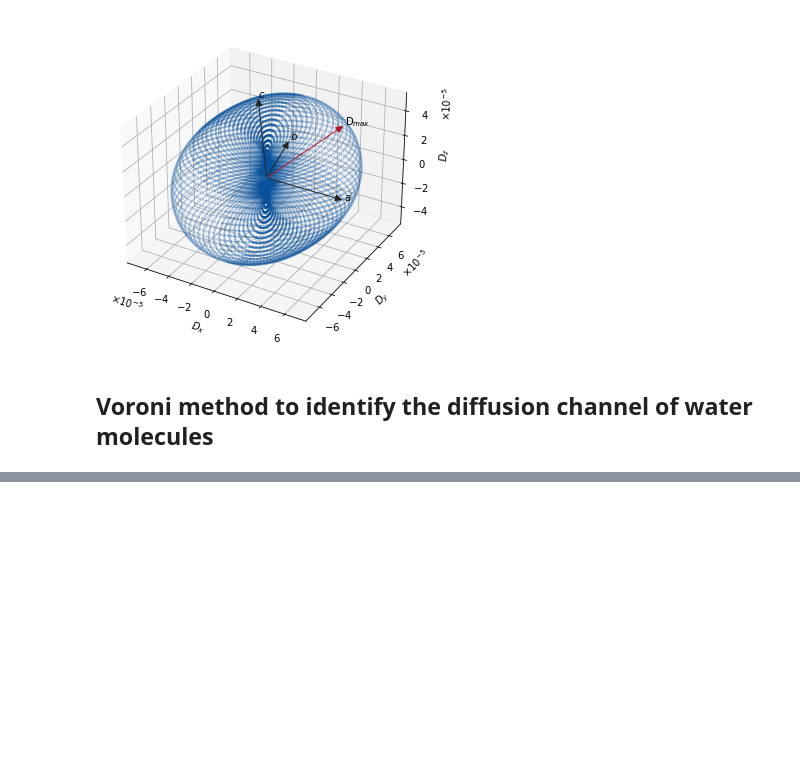
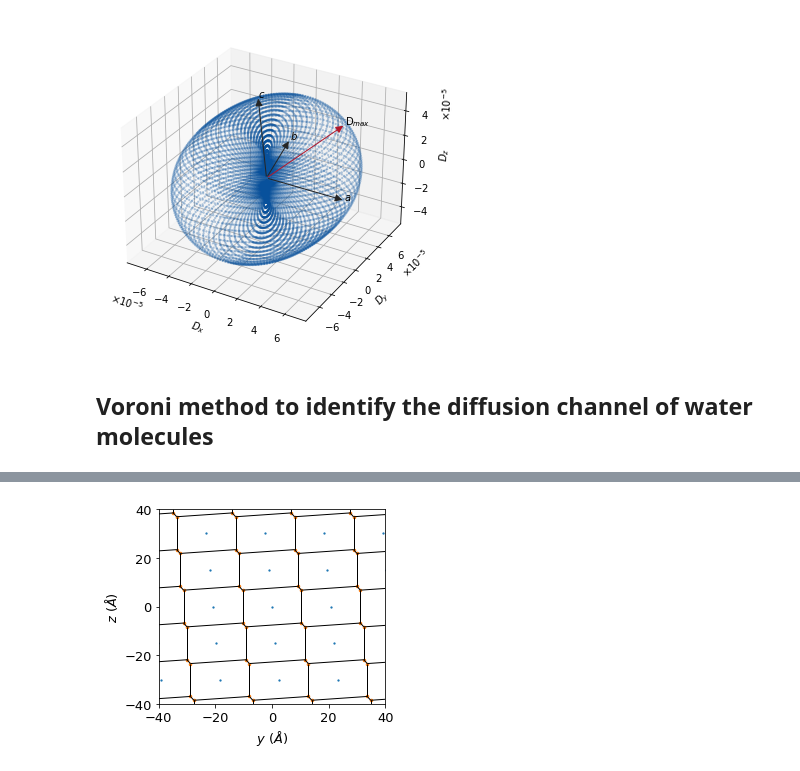
Before and after one commit to Lei-Lei-alpha/FishMol, a Jupyter notebook: docs/diff_aniso.ipynb, the cells around one changed output, grey strips where cells are left out. Drawn from its saved outputs; the diff is of its cells as text; code cells hidden in the pictures; blank space fills up the shorter version.

```diff
--- a/docs/diff_aniso.ipynb
+++ b/docs/diff_aniso.ipynb
@@ -103,0 +108,21 @@ plt.show()
+# %%
+points = np.asarray([
+    (0, -3, -2), (0, -3, -1), (0, -3, 0), (0, -3, 1), (0, -3, 2), (0, -3, 3),
+    (0, -2, -3), (0, -2, -2), (0, -2, -1), (0, -2, 0), (0, -2, 1), (0, -2, 2), (0, -2, 3),
+    (0, -1, -3), (0, -1, -2), (0, -1, -1), (0, -1, 0), (0, -1, 1), (0, -1, 2), (0, -1, 3),
+    (0, 0, -3), (0, 0, -2), (0, 0, -1), (0, 0, 0), (0, 0, 1), (0, 0, 2), (0, 0, 3),
+    (0, 1, -3), (0, 1, -2), (0, 1, -1), (0, 1, 0), (0, 1, 1), (0, 1, 2), (0, 1, 3),
+    (0, 2, -3), (0, 2, -2), (0, 2, -1), (0, 2, 0), (0, 2, 1), (0, 2, 2), (0, 2, 3),
+    (0, 3, -2), (0, 3, -1), (0, 3, 0), (0, 3, 1), (0, 3, 2), (0, 3, 3)
+], dtype = np.float64)
+
+cell = cage1_info.cell
+
+# The coordination the points will be projected to new coordinate system, where w3 is the h_path with the highest proton diffusivity
+w1 = vector([0, 1, 0], cell = cell, name = "m")
+w2 = vector([0, 0, 1], cell = cell, name = "m")
+w3 = vector([1, 0, 0], cell = cell, name = "m")
+
+W = np.asarray([globals()[f'w{i + 1}'].array for i in range(3)])
+# %%
+points_arrs = [vector(point, cell = cell) for point in points]
@@ -103,0 +132,3 @@ plt.show()
+# %%
+points = np.asarray([point.array for point in points_arrs])
+points
@@ -103,0 +153,15 @@ plt.show()
+# %%
+from scipy.spatial import voronoi_plot_2d
+vor = h_channel(points[:,1:])
+fig = voronoi_plot_2d(vor)
+ax = plt.gca()
+# ax.scatter([0],[0])
+
+ax.set_xlim(-40,40)
+ax.set_ylim(-40,40)
+
+ax.set_xlabel("$y$ ($\AA$)")
+ax.set_ylabel("$z$ ($\AA$)")
+plt.show()
+# %% [output]
+[figure, added]
```
Also changed, not shown: parts of 4 cells of this notebook, 16 other files.
